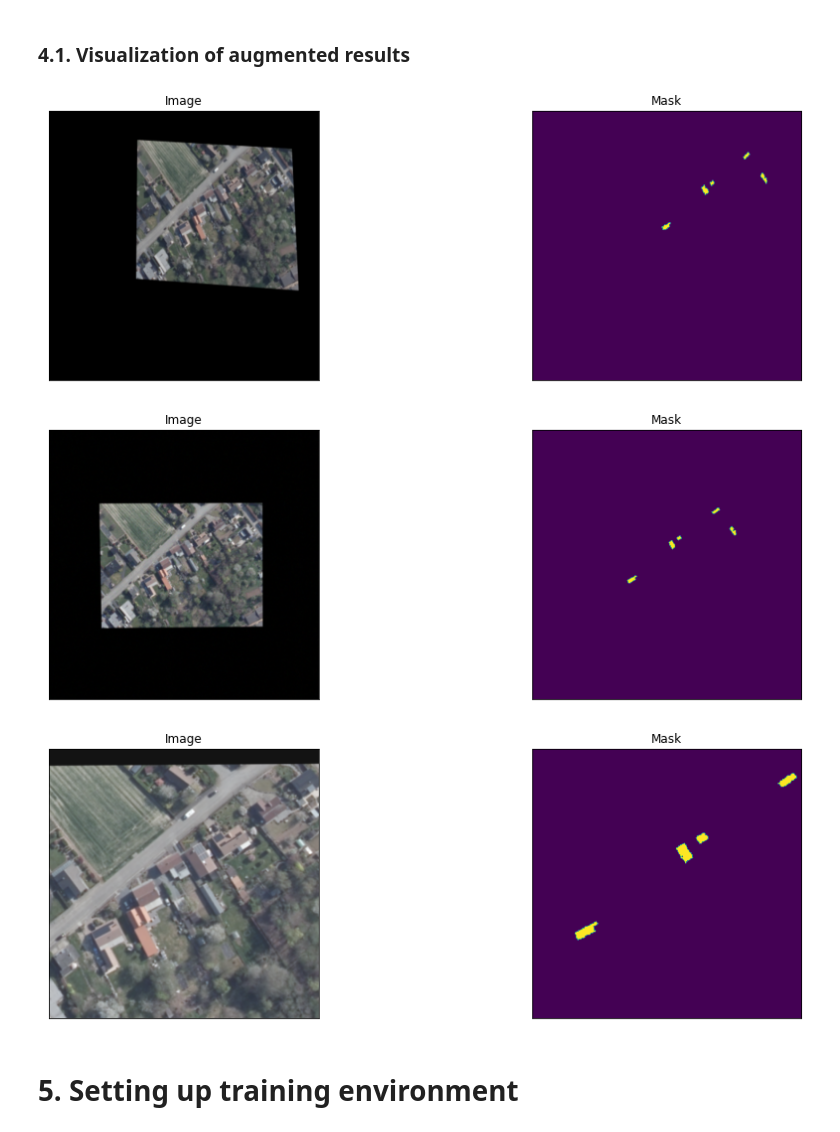
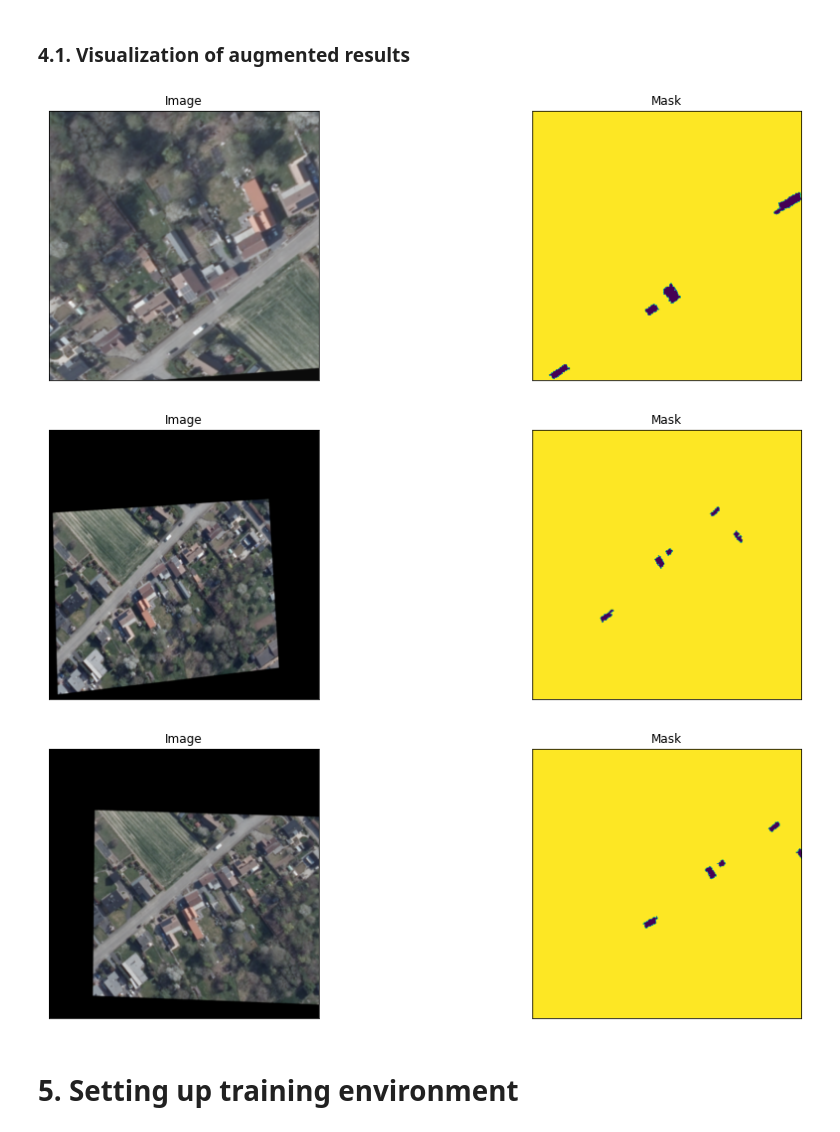
Before and after one commit to areisde/solar_panel_seg, a Jupyter notebook: Training.ipynb, the cells around one changed output. Drawn from its saved outputs; the diff is of its cells as text; code cells hidden in the pictures.

```diff
--- a/Training.ipynb
+++ b/Training.ipynb
@@ -86,21 +86,28 @@ To do so, we will use the library called 'Albumentations'.
 # %% [markdown]
 ### 4.1. Visualization of augmented results
 # %%
+PANELS, BACKGROUND = 0, 1
+
+
+MASK_VALUE = BACKGROUND
+
+
 augmented_dataset = Dataset(
     x_train_dir,
     y_train_dir,
     augmentation=get_training_augmentation(),
     classes=['solar panel'],
+    mask_value=MASK_VALUE
 )
 
 # same image with different random transforms
 for i in range(3):
     image, mask = augmented_dataset[5]
     visualize(image=image, mask=mask.squeeze(-1))
 # %% [output]
-[figure, old version]
+[figure, new version]
-[figure, old version]
+[figure, new version]
-[figure, old version]
+[figure, new version]
 # %% [markdown]
 # 5. Setting up training environment
 # %% [markdown]
```
Also changed, not shown: parts of 5 cells of this notebook, 4 other files.
